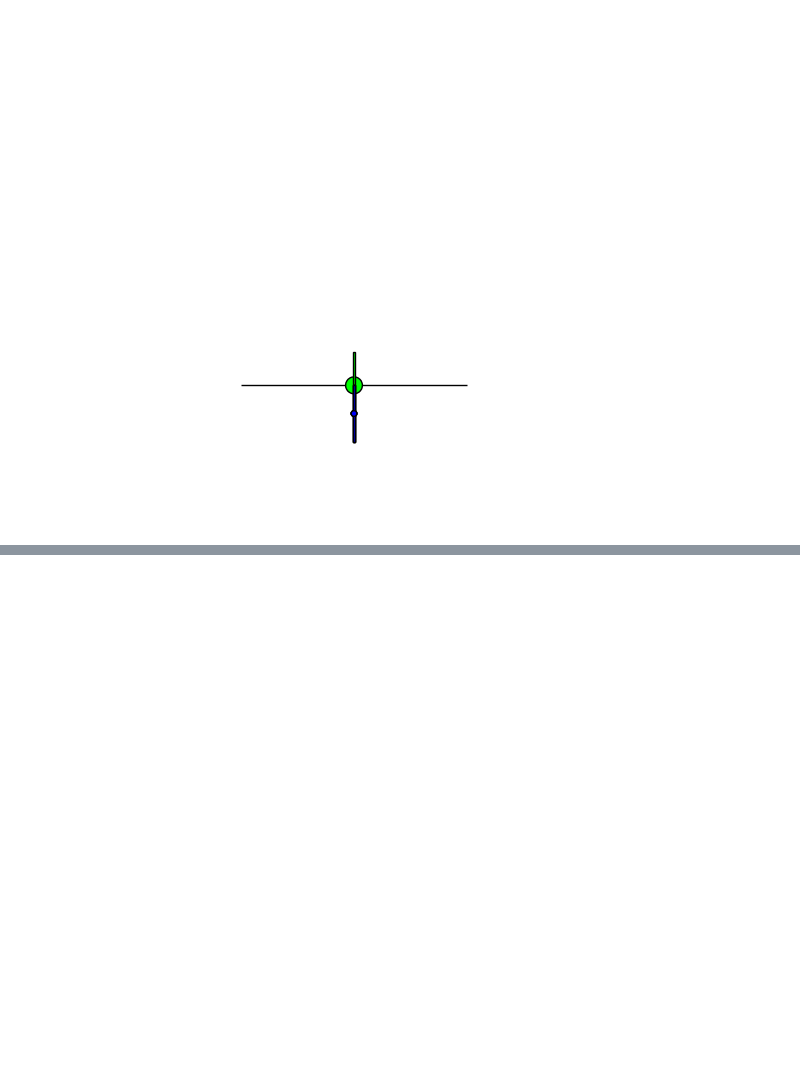
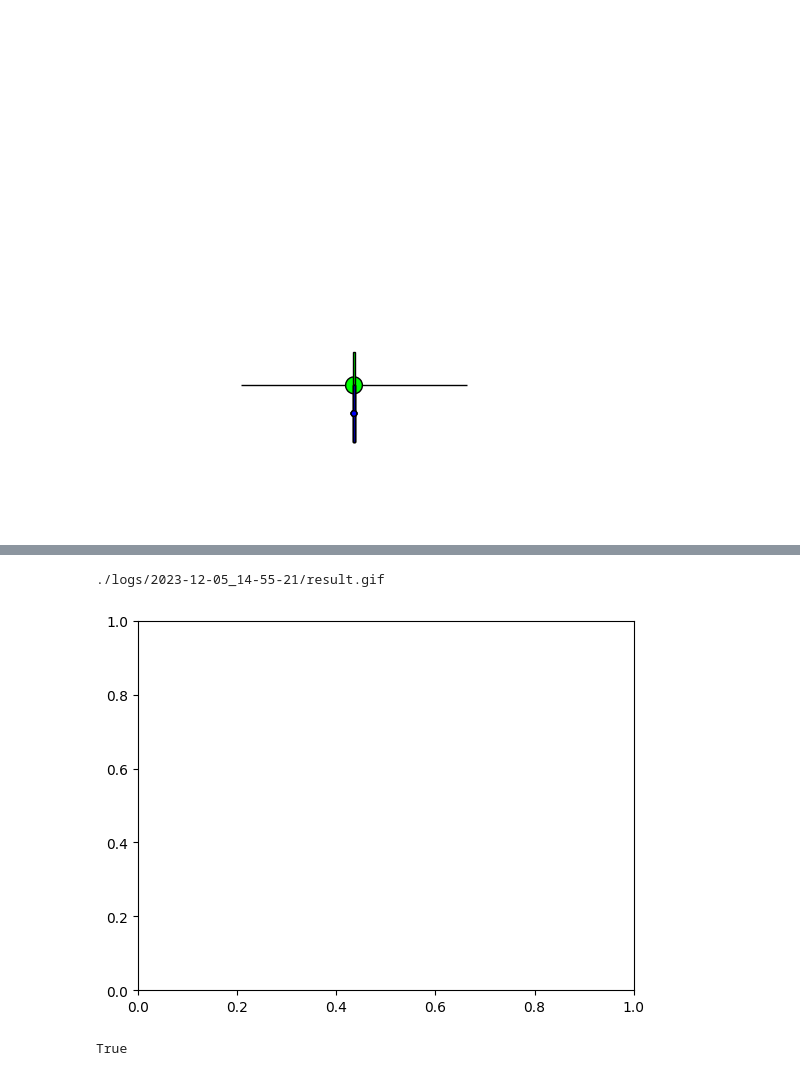
Before and after one commit to git-dhruv/Hop-Skip-and-Jump, a Jupyter notebook: src/pleaseJump.ipynb, the cells around one changed output, grey strips where cells are left out. Saved outputs shown, nothing was run; the diff lists cells and outputs as text; code cells hidden in the pictures; blank space fills up the shorter version.

```diff
--- a/src/pleaseJump.ipynb
+++ b/src/pleaseJump.ipynb
@@ -306,0 +328,53 @@ print(COM_POS.max())
+# %%
+import imageio
+
+plt.figure()
+ax = plt.gca()
+gif_path = os.path.join(folders[-1],'result.gif')
+print(gif_path)
+animation = imageio.get_reader(gif_path)
+frames = []
+for i, frame in enumerate(animation):
+    if i==110:
+        frames.append(frame)
+    if i>40:
+        continue
+    if (i%15==0 and i>0):
+        frames.append(frame)
+        # print(0.2+(40-i)/50)
+        # ax.imshow(frame)
+frames.reverse()
+# for i, f in enumerate(frames):
+#     f = f[:,:,:3]
+#     f[f[:,:,:3]<=100] = 0
+#     ax.imshow(f, alpha=(4-i)/5)
+#     # print(0.2+(4-i)/5)
+
+
+# import cv2
+# plt.figure()
+# img = cv2.imread("/home/dhruv/Hop-Skip-and-Jump/output.png").astype("float32")
+# img = cv2.resize(img, ((4080,4080)), interpolation=cv2.INTER_LINEAR)
+# print(img.max())
+# img[np.all(img<=1,axis=2)] = 0
+# # img = cv2.bilateralFilter(img,30,75,75)
+
+
+# cv2.imwrite("resize.png", img)
+# %% [output]
+./logs/2023-12-05_14-55-21/result.gif
+[figure, added]
+# %%
+import cv2
+cropheight = 320
+cropwidth = 320
+h = cropheight
+w = cropwidth
+image = np.zeros((h, w*3, 3))
+frames.reverse()
+for i, f in enumerate(frames):
+    f = f[320-(h//2):320+h//2,320-w//2:320+w//2,:3]
+    image[:,i*(w):(i+1)*(w)] = f
+cv2.imwrite("output.png", image)
+# %% [output]
+True
```
Also changed, not shown: parts of 6 cells of this notebook, 5 other files.
